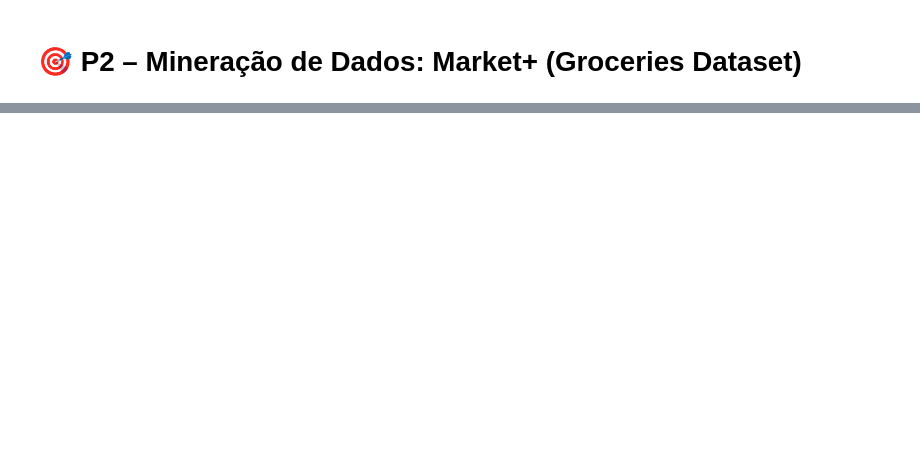
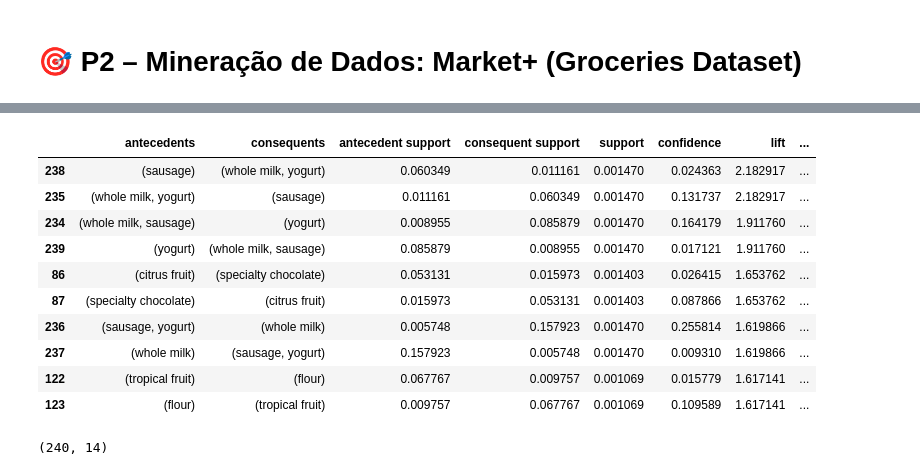
Before and after one commit to Xketh/P2_Avaliacao_Mineracao_de_Dados_Fatec_2025, a Jupyter notebook: P2_Avaliacao_Mineracao_de_Dados_Fatec_2025.ipynb, the cells around one changed output, grey strips where cells are left out. Drawn from its saved outputs; the diff is of its cells as text; code cells hidden in the pictures; blank space fills up the shorter version.

```diff
--- a/P2_Avaliacao_Mineracao_de_Dados_Fatec_2025.ipynb
+++ b/P2_Avaliacao_Mineracao_de_Dados_Fatec_2025.ipynb
@@ -40,0 +339,21 @@ Depois disso, consigo visualizar as primeiras linhas da tabela, o que nos dá um
+# %%
+#Primeiro: agrupo as compras por 'Member_number + Date'
+# Isso forma uma compra completa (uma transação)
+cestas = df.groupby(['Member_number', 'Date'])['itemDescription'].apply(list)
+
+# Converto o agrupamento para um DataFrame
+cestas = cestas.reset_index(name='items')
+
+# Agora preciso transformar essas listas de itens em colunas 0/1
+# Para isso, uso o método explode (separa itens) e depois crio dummies (colunas binárias)
+df_explodido = cestas.explode('items')
+
+# Crio colunas binárias (0/1) para cada produto
+dummies = pd.get_dummies(df_explodido['items'])
+
+# Reagrupo por Member_number + Date somando as ocorrências
+# (se um item aparece, somo 1 → mantenho como 1)
+cestas_binarias = dummies.groupby([df_explodido['Member_number'], df_explodido['Date']]).max()
+
+# Visualizo as primeiras linhas
+cestas_binarias.head()
@@ -40,0 +381,10 @@ Depois disso, consigo visualizar as primeiras linhas da tabela, o que nos dá um
+# %%
+#Aplicando o Apriori para encontrar itemsets frequentes:
+
+itemsets = apriori(
+    cestas_binarias,
+    min_support=0.001,      # suporte menor → encontra mais combinações, tentei com 0.01 e deu erro no código.
+    use_colnames=True      # mantém os nomes reais dos produtos
+)
+
+itemsets.sort_values(by="support", ascending=False).head()
@@ -40,0 +404,28 @@ Depois disso, consigo visualizar as primeiras linhas da tabela, o que nos dá um
+# %%
+#Gerando as regras a partir dos itemsets:
+regras = association_rules(
+    itemsets,
+    metric="lift",           # regras fortes
+    min_threshold=1          # lift mínimo 1 (relação positiva)
+)
+
+# Ordeno da mais forte para a mais fraca
+regras = regras.sort_values(by="lift", ascending=False)
+
+regras.head(10)
+# %% [output]
+|  | antecedents | consequents | antecedent support | consequent support | support | confidence | lift | ... |
+| 238 | (sausage) | (whole milk, yogurt) | 0.060349 | 0.011161 | 0.001470 | 0.024363 | 2.182917 | ... |
+| 235 | (whole milk, yogurt) | (sausage) | 0.011161 | 0.060349 | 0.001470 | 0.131737 | 2.182917 | ... |
+| 234 | (whole milk, sausage) | (yogurt) | 0.008955 | 0.085879 | 0.001470 | 0.164179 | 1.911760 | ... |
+| 239 | (yogurt) | (whole milk, sausage) | 0.085879 | 0.008955 | 0.001470 | 0.017121 | 1.911760 | ... |
+| 86 | (citrus fruit) | (specialty chocolate) | 0.053131 | 0.015973 | 0.001403 | 0.026415 | 1.653762 | ... |
+| 87 | (specialty chocolate) | (citrus fruit) | 0.015973 | 0.053131 | 0.001403 | 0.087866 | 1.653762 | ... |
+| 236 | (sausage, yogurt) | (whole milk) | 0.005748 | 0.157923 | 0.001470 | 0.255814 | 1.619866 | ... |
+| 237 | (whole milk) | (sausage, yogurt) | 0.157923 | 0.005748 | 0.001470 | 0.009310 | 1.619866 | ... |
+| 122 | (tropical fruit) | (flour) | 0.067767 | 0.009757 | 0.001069 | 0.015779 | 1.617141 | ... |
+| 123 | (flour) | (tropical fruit) | 0.009757 | 0.067767 | 0.001069 | 0.109589 | 1.617141 | ... |
+# %%
+regras.shape
+# %% [output]
+(240, 14)
```
Also changed, not shown: parts of 67 cells of this notebook.
